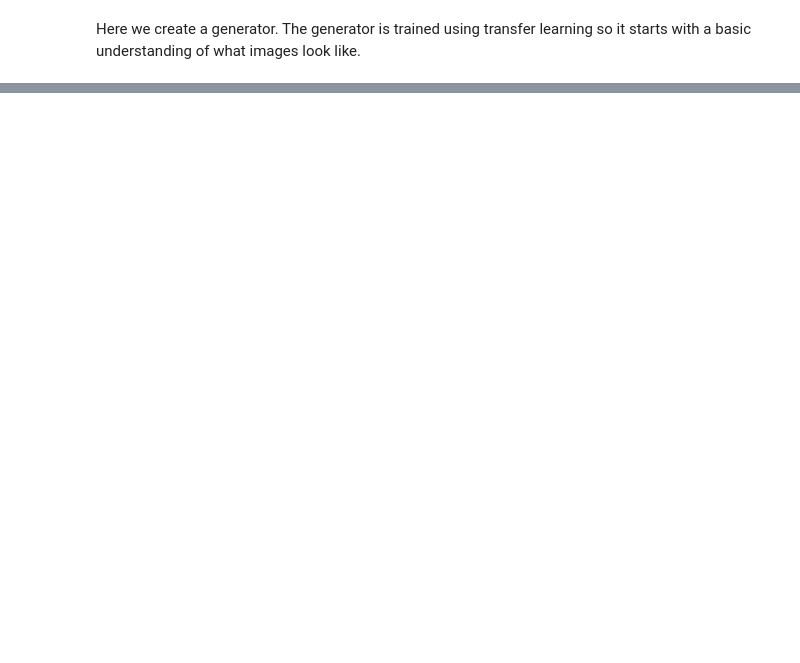
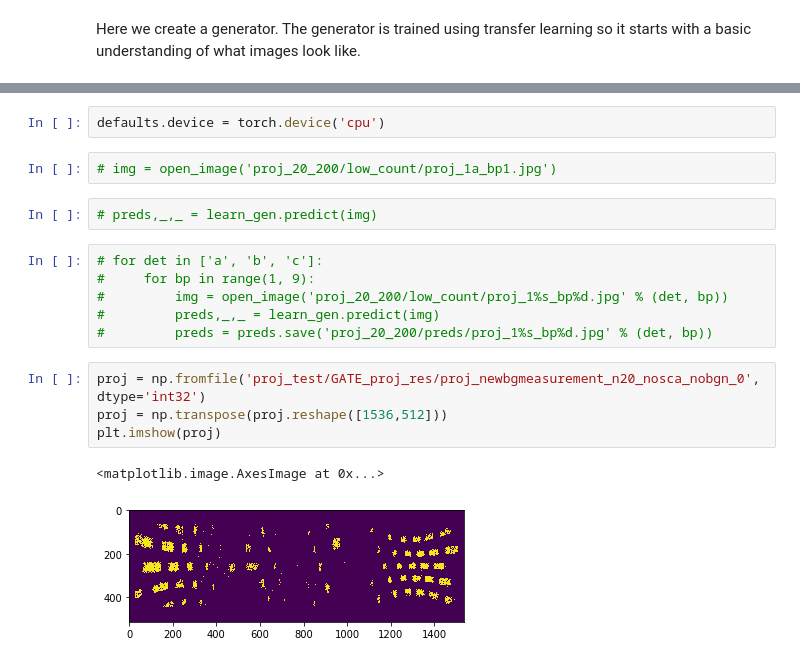
Before and after one commit to aljevisser/low-count-SPECT-imaging, a Jupyter notebook: mipai.ipynb, the cells around one changed output, grey strips where cells are left out. Drawn from its saved outputs; the diff is of its cells as text; blank space fills up the shorter version.

```diff
--- a/mipai.ipynb
+++ b/mipai.ipynb
@@ -180,0 +138,19 @@ learn_gen.show_results(rows=3)
+# %%
+defaults.device = torch.device('cpu')
+# %%
+# img = open_image('proj_20_200/low_count/proj_1a_bp1.jpg')
+# %%
+# preds,_,_ = learn_gen.predict(img)
+# %%
+# for det in ['a', 'b', 'c']:
+#     for bp in range(1, 9):
+#         img = open_image('proj_20_200/low_count/proj_1%s_bp%d.jpg' % (det, bp))
+#         preds,_,_ = learn_gen.predict(img)
+#         preds = preds.save('proj_20_200/preds/proj_1%s_bp%d.jpg' % (det, bp))
+# %%
+proj = np.fromfile('proj_test/GATE_proj_res/proj_newbgmeasurement_n20_nosca_nobgn_0', dtype='int32')
+proj = np.transpose(proj.reshape([1536,512]))
+plt.imshow(proj)
+# %% [output]
+<matplotlib.image.AxesImage at 0x...>
+[figure, added]
```
Also changed, not shown: parts of 30 cells of this notebook, 10 other files.
